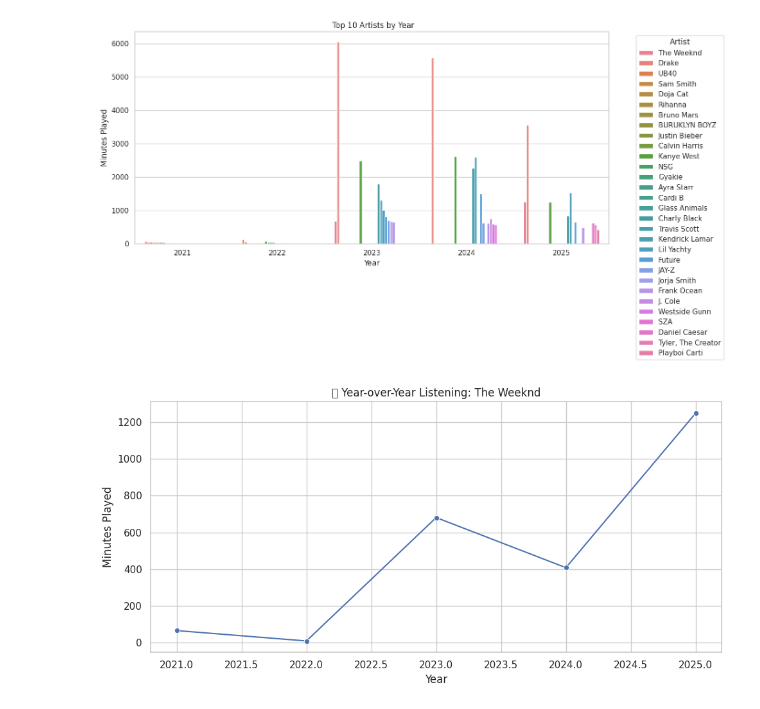
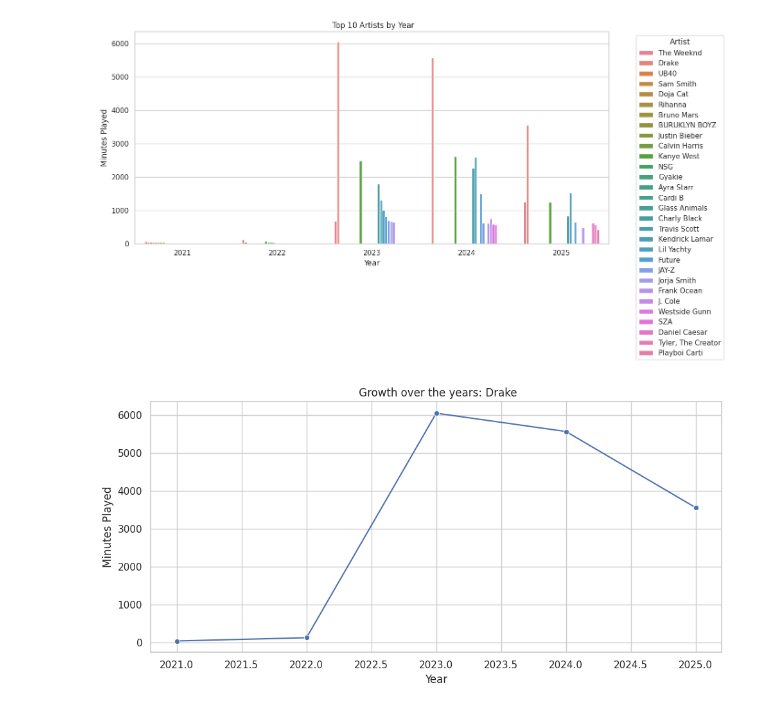
Before and after one commit to elvert19/spoti_stats, a Jupyter notebook: spotiy.ipynb, the cells around one changed output. Cells and saved outputs as stored; diff of their text form; code cells hidden in the pictures.

```diff
--- a/spotiy.ipynb
+++ b/spotiy.ipynb
@@ -441,23 +441,23 @@ plt.show();
 # %% [output]
 [figure]
 # %%
-artist_to_track = "The Weeknd"
+artist_to_track = "Drake"
 
 artist_growth = (
     combined_df[combined_df["master_metadata_album_artist_name"] == artist_to_track]
     .groupby("year")["minutes_played"]
     .sum()
     .reset_index()
 )
 
 plt.figure(figsize=(10, 5))
 sns.lineplot(data=artist_growth, x="year", y="minutes_played", marker="o")
-plt.title(f" Year-over-Year Listening: {artist_to_track}")
+plt.title(f" Growth over the years: {artist_to_track}")
 plt.ylabel("Minutes Played")
 plt.xlabel("Year")
 plt.grid(True)
 plt.tight_layout()
 plt.show();
 # this just show like how my yout favourite artist grows over time since you  started listening to them
 # %% [output]
-[figure, old version]
+[figure, new version]
```
Also changed, not shown: parts of 6 cells of this notebook.
